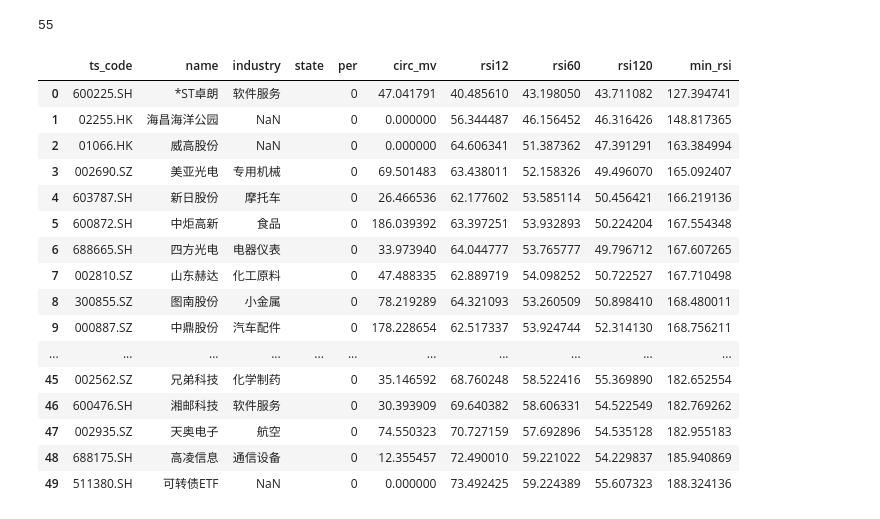
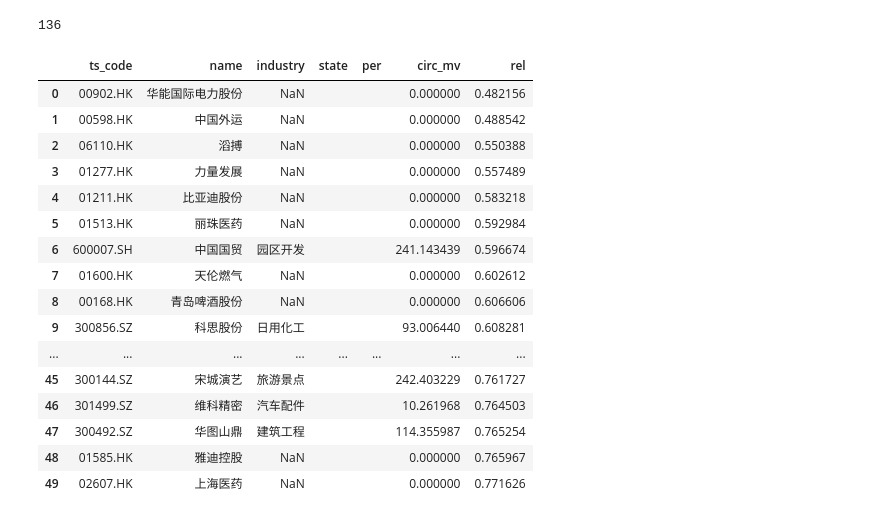
Before and after one commit to pickteemo/stock, a Jupyter notebook: 4_sort.ipynb, the cells around one changed output. Saved outputs shown, nothing was run; the diff lists cells and outputs as text; code cells hidden in the pictures.

```diff
--- a/4_sort.ipynb
+++ b/4_sort.ipynb
@@ -36,6 +36,13 @@ buy_list = pd.read_csv("./data/buy_list.csv")['Column1'].tolist()
 up_list = pd.read_csv("./data/up_list.csv")['Column1'].tolist()
 daily_data_dir = './data/daily'
 # %%
+def apply_bbands(df, period=20):
+    df.sort_values(by="trade_date", ascending=True, inplace=True)
+    upper, middle, lower = ta.BBANDS(df['close'], timeperiod=period, nbdevup=2, nbdevdn=2, matype=0)
+    df['rel'] = (df['close'] - lower) / (upper - lower)
+    return df
+
+
 def apply_rsi(df, period=24):
     df = df.sort_values(by="trade_date", ascending=True)
     df["rsi12"] = ta.RSI(df["close"].values, timeperiod=12)
@@ -248,7 +250,7 @@ def apply_info(df):
 mini_df = industry_df[industry_df['pe'] > 0]
 mini_df = mini_df[mini_df['ts_code'].isin(up_list)]
 print(len(mini_df))
-base_mv_per = industry_df["circ_mv"].quantile(0.1)
+base_mv_per = industry_df["circ_mv"].quantile(0.05)
 mini_df = mini_df[mini_df["circ_mv"] < base_mv_per]
 mini_df['circ_mv'] = mini_df['circ_mv'] / 10000
 print(base_mv_per)
@@ -258,21 +260,17 @@ print(len(mini_df))
 for i in mini_df.index:
     ts_code = mini_df.loc[i, 'ts_code']
     df = pd.read_csv(os.path.join(daily_data_dir, f"{ts_code}.csv"))
-    df = apply_rsi(df)
+    df = apply_bbands(df,period=60)
     df = df.sort_values(by="trade_date", ascending=False)
     df = df.head(1)
-    mini_df.loc[i, 'rsi12'] = df['rsi12'].iloc[0]
-    mini_df.loc[i, 'rsi60'] = df['rsi60'].iloc[0]
-    mini_df.loc[i, 'rsi120'] = df['rsi120'].iloc[0]
-    mini_df.loc[i, 'min_rsi'] = df['min_rsi'].iloc[0]
+    mini_df.loc[i, 'rel'] = df['rel'].iloc[0]
 
-mini_df["min_rsi"] = mini_df['rsi12'] + mini_df['rsi60'] + mini_df['rsi120']
-mini_df = mini_df.sort_values(by="min_rsi", ascending=True)
+mini_df = mini_df.sort_values(by="rel", ascending=True)
 apply_info(mini_df)
 
 # mini_df = mini_df.sort_values(by='circ_mv')
 # mini_df = mini_df.drop_duplicates(subset='industry', keep='first')
 mini_df.to_csv("data/mini_df.csv")
-mini_df[['ts_code', 'name','industry','act_ent_type','state','per','circ_mv','pe','pb','dv_ttm','rsi12','rsi60','rsi120','min_rsi']].head(30)
+mini_df[['ts_code', 'name','industry','act_ent_type','state','per','circ_mv','pe','pb','dv_ttm','rel']].head(30)
 # mini_df[['ts_code', 'name','industry','circ_mv','pe','pb','dv_ttm']].head(20)
 # %% [output]
@@ -337,19 +335,15 @@ print(len(pb_df))
 for i in pb_df.index:
     ts_code = pb_df.loc[i, 'ts_code']
     df = pd.read_csv(os.path.join(daily_data_dir, f"{ts_code}.csv"))
-    df = apply_rsi(df)
+    df = apply_bbands(df,period=60)
     df = df.sort_values(by="trade_date", ascending=False)
     df = df.head(1)
-    pb_df.loc[i, 'rsi12'] = df['rsi12'].iloc[0]
-    pb_df.loc[i, 'rsi60'] = df['rsi60'].iloc[0]
-    pb_df.loc[i, 'rsi120'] = df['rsi120'].iloc[0]
-    pb_df.loc[i, 'min_rsi'] = df['min_rsi'].iloc[0]
+    pb_df.loc[i, 'rel'] = df['rel'].iloc[0]
 
-pb_df["min_rsi"] = pb_df['rsi12'] + pb_df['rsi60'] + pb_df['rsi120']
-pb_df = pb_df.sort_values(by="min_rsi", ascending=True)
+pb_df = pb_df.sort_values(by="rel", ascending=True)
 apply_info(pb_df)
 # pb_df = pb_df.drop_duplicates(subset='industry', keep='first')
 pb_df.to_csv("data/pb_df.csv")
 
-pb_df[['ts_code', 'name','industry','act_ent_type','state','per','circ_mv','pe','pb','dv_ttm','rsi12','rsi60','rsi120','min_rsi']].head(30)
+pb_df[['ts_code', 'name','industry','act_ent_type','state','per','circ_mv','pe','pb','dv_ttm','rel']].head(30)
 # %% [output]
@@ -378,47 +372,46 @@ base_pb:  1.1392 base_df_per:  1.1392
 # %%
 buy_df = pd.DataFrame()
 
 for b in buy_list:
     # 从 daily 里读 csv,只读第一行然后按 circ_mv 排序
     df = pd.read_csv(os.path.join(daily_data_dir, f"{b}.csv"))
-    df = apply_rsi(df)
+    df = apply_bbands(df,period=60)
 
     df = df.sort_values(by="trade_date", ascending=False)
     df = df.head(1)
     ts_code = df['ts_code'].iloc[0]
     name = chnname(ts_code)
     industry = chnindustry(ts_code)
     df['name'] = name
     df['industry'] = industry
     buy_df = pd.concat([buy_df, df])
 
-buy_df["min_rsi"] = buy_df['rsi12'] + buy_df['rsi60'] + buy_df['rsi120']
-buy_df = buy_df.sort_values(by="min_rsi", ascending=True)
+buy_df = buy_df.sort_values(by="rel", ascending=True)
 buy_df['circ_mv'] = buy_df['circ_mv'] / 1e4
 buy_df.reset_index(inplace=True)
 apply_info(buy_df)
 buy_df.to_csv("data/buy_df.csv")
 print(len(buy_df))
-buy_df[['ts_code', 'name','industry','state','per','circ_mv','rsi12','rsi60','rsi120','min_rsi']].head(50)
+buy_df[['ts_code', 'name','industry','state','per','circ_mv','rel']].head(50)
 # %% [output]
-55
+136
-|  | ts_code | name | industry | state | per | circ_mv | rsi12 | rsi60 | rsi120 | min_rsi |
-| 0 | 600225.SH | *ST卓朗 | 软件服务 |  | 0 | 47.041791 | 40.485610 | 43.198050 | 43.711082 | 127.394741 |
-| 1 | 02255.HK | 海昌海洋公园 | NaN |  | 0 | 0.000000 | 56.344487 | 46.156452 | 46.316426 | 148.817365 |
-| 2 | 01066.HK | 威高股份 | NaN |  | 0 | 0.000000 | 64.606341 | 51.387362 | 47.391291 | 163.384994 |
-| 3 | 002690.SZ | 美亚光电 | 专用机械 |  | 0 | 69.501483 | 63.438011 | 52.158326 | 49.496070 | 165.092407 |
-| 4 | 603787.SH | 新日股份 | 摩托车 |  | 0 | 26.466536 | 62.177602 | 53.585114 | 50.456421 | 166.219136 |
-| 5 | 600872.SH | 中炬高新 | 食品 |  | 0 | 186.039392 | 63.397251 | 53.932893 | 50.224204 | 167.554348 |
-| 6 | 688665.SH | 四方光电 | 电器仪表 |  | 0 | 33.973940 | 64.044777 | 53.765777 | 49.796712 | 167.607265 |
-| 7 | 002810.SZ | 山东赫达 | 化工原料 |  | 0 | 47.488335 | 62.889719 | 54.098252 | 50.722527 | 167.710498 |
-| 8 | 300855.SZ | 图南股份 | 小金属 |  | 0 | 78.219289 | 64.321093 | 53.260509 | 50.898410 | 168.480011 |
-| 9 | 000887.SZ | 中鼎股份 | 汽车配件 |  | 0 | 178.228654 | 62.517337 | 53.924744 | 52.314130 | 168.756211 |
-| ... | ... | ... | ... | ... | ... | ... | ... | ... | ... | ... |
-| 45 | 002562.SZ | 兄弟科技 | 化学制药 |  | 0 | 35.146592 | 68.760248 | 58.522416 | 55.369890 | 182.652554 |
-| 46 | 600476.SH | 湘邮科技 | 软件服务 |  | 0 | 30.393909 | 69.640382 | 58.606331 | 54.522549 | 182.769262 |
-| 47 | 002935.SZ | 天奥电子 | 航空 |  | 0 | 74.550323 | 70.727159 | 57.692896 | 54.535128 | 182.955183 |
-| 48 | 688175.SH | 高凌信息 | 通信设备 |  | 0 | 12.355457 | 72.490010 | 59.221022 | 54.229837 | 185.940869 |
-| 49 | 511380.SH | 可转债ETF | NaN |  | 0 | 0.000000 | 73.492425 | 59.224389 | 55.607323 | 188.324136 |
+|  | ts_code | name | industry | state | per | circ_mv | rel |
+| 0 | 00902.HK | 华能国际电力股份 | NaN |  |  | 0.000000 | 0.482156 |
+| 1 | 00598.HK | 中国外运 | NaN |  |  | 0.000000 | 0.488542 |
+| 2 | 06110.HK | 滔搏 | NaN |  |  | 0.000000 | 0.550388 |
+| 3 | 01277.HK | 力量发展 | NaN |  |  | 0.000000 | 0.557489 |
+| 4 | 01211.HK | 比亚迪股份 | NaN |  |  | 0.000000 | 0.583218 |
+| 5 | 01513.HK | 丽珠医药 | NaN |  |  | 0.000000 | 0.592984 |
+| 6 | 600007.SH | 中国国贸 | 园区开发 |  |  | 241.143439 | 0.596674 |
+| 7 | 01600.HK | 天伦燃气 | NaN |  |  | 0.000000 | 0.602612 |
+| 8 | 00168.HK | 青岛啤酒股份 | NaN |  |  | 0.000000 | 0.606606 |
+| 9 | 300856.SZ | 科思股份 | 日用化工 |  |  | 93.006440 | 0.608281 |
+| ... | ... | ... | ... | ... | ... | ... | ... |
+| 45 | 300144.SZ | 宋城演艺 | 旅游景点 |  |  | 242.403229 | 0.761727 |
+| 46 | 301499.SZ | 维科精密 | 汽车配件 |  |  | 10.261968 | 0.764503 |
+| 47 | 300492.SZ | 华图山鼎 | 建筑工程 |  |  | 114.355987 | 0.765254 |
+| 48 | 01585.HK | 雅迪控股 | NaN |  |  | 0.000000 | 0.765967 |
+| 49 | 02607.HK | 上海医药 | NaN |  |  | 0.000000 | 0.771626 |
 # %%
 up_df = pd.DataFrame()
 
```
Also changed, not shown: parts of 7 cells of this notebook, 4 other files.
